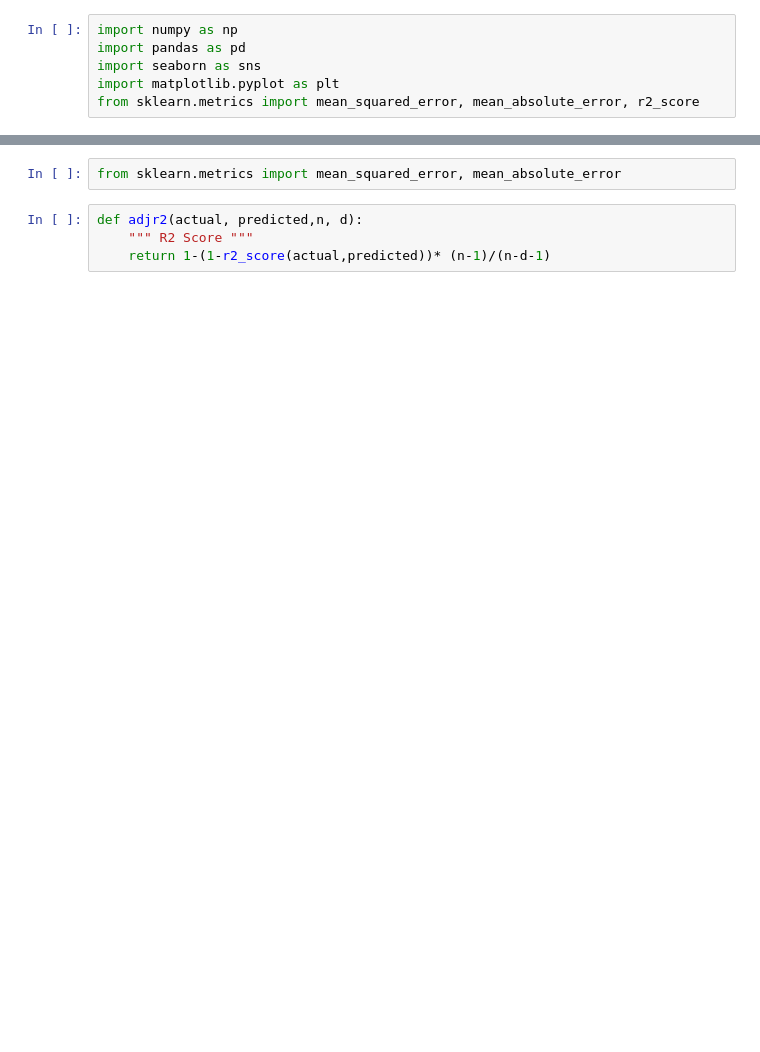
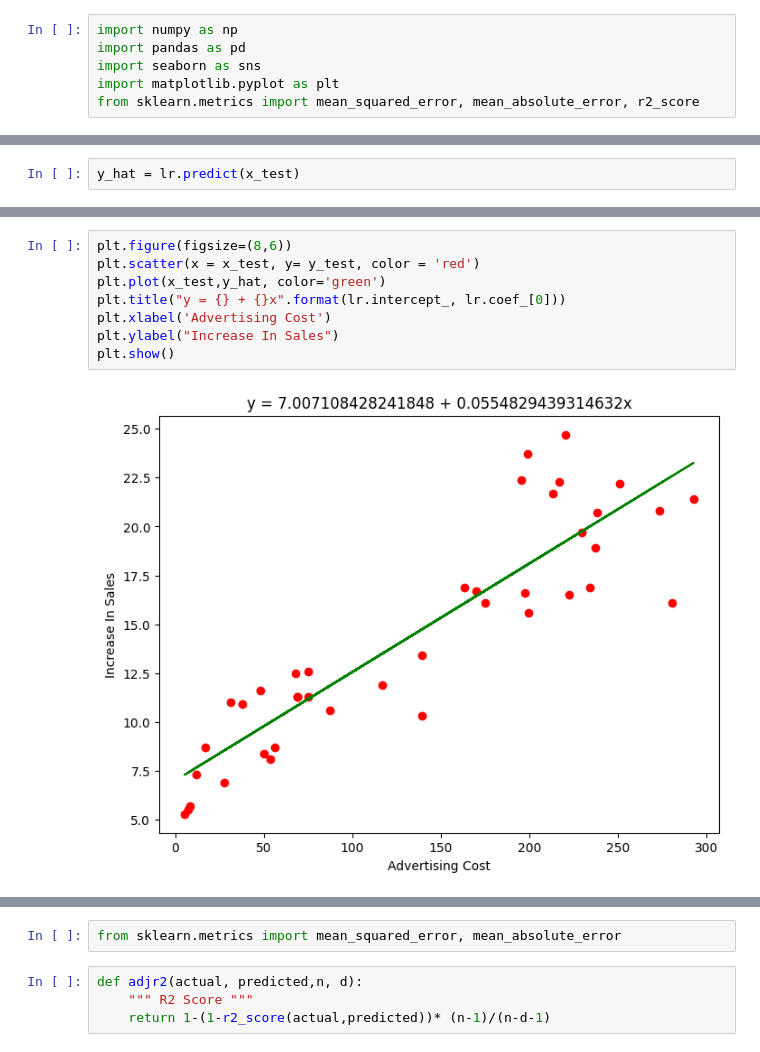
Before and after one commit to prabhat-123/Lumbini_DS_Class, a Jupyter notebook: Linear_Regression.ipynb, the cells around one changed output, grey strips where cells are left out. Saved outputs shown, nothing was run; the diff lists cells and outputs as text; blank space fills up the shorter version.

```diff
--- a/Linear_Regression.ipynb
+++ b/Linear_Regression.ipynb
@@ -41,0 +120,2 @@ from sklearn.metrics import mean_squared_error, mean_absolute_error, r2_score
+# %%
+y_hat = lr.predict(x_test)
@@ -42,3 +150,13 @@ from sklearn.metrics import mean_squared_error, mean_absolute_error, r2_score
+# %%
+plt.figure(figsize=(8,6))
+plt.scatter(x = x_test, y= y_test, color = 'red')
+plt.plot(x_test,y_hat, color='green')
+plt.title("y = {} + {}x".format(lr.intercept_, lr.coef_[0]))
+plt.xlabel('Advertising Cost')
+plt.ylabel("Increase In Sales")
+plt.show()
+# %% [output]
+[figure, added]
 # %% [markdown]
 ## Cost/Loss Function For Linear Regression
 
```
Also changed, not shown: parts of 46 cells of this notebook.
